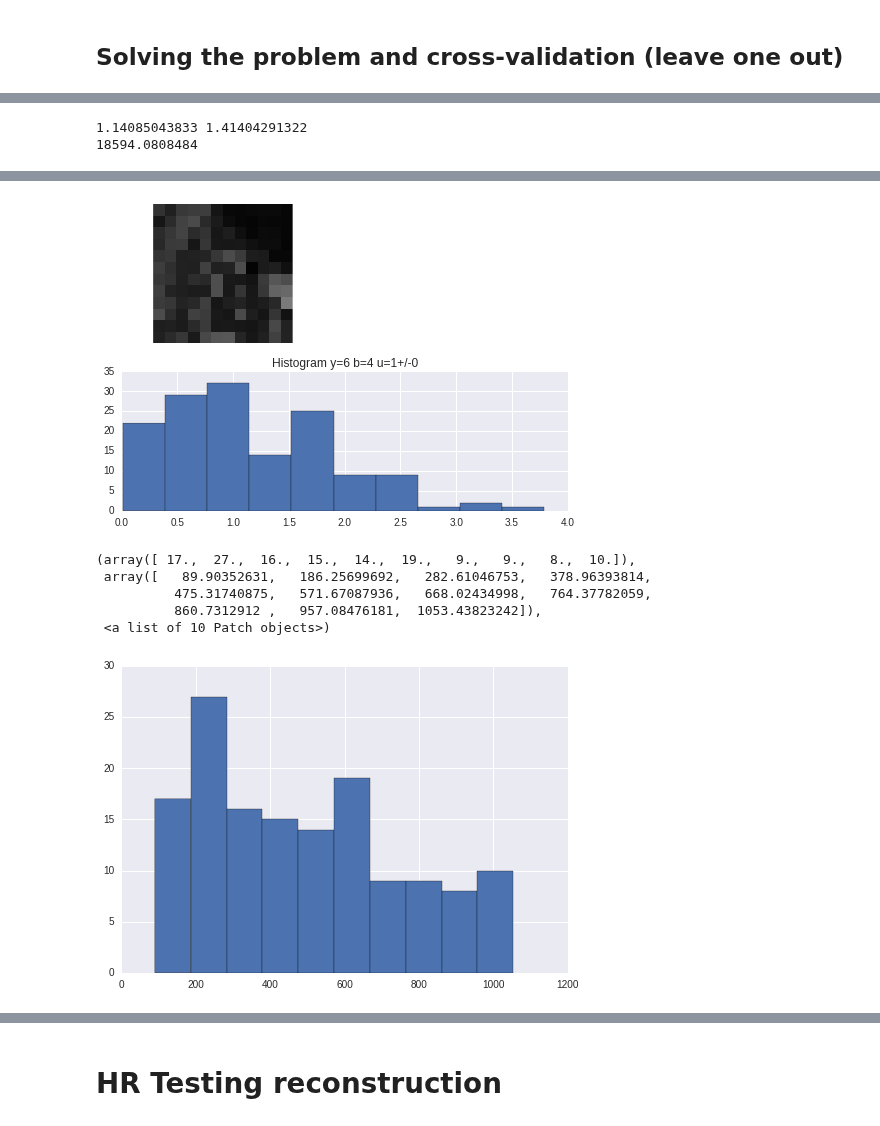
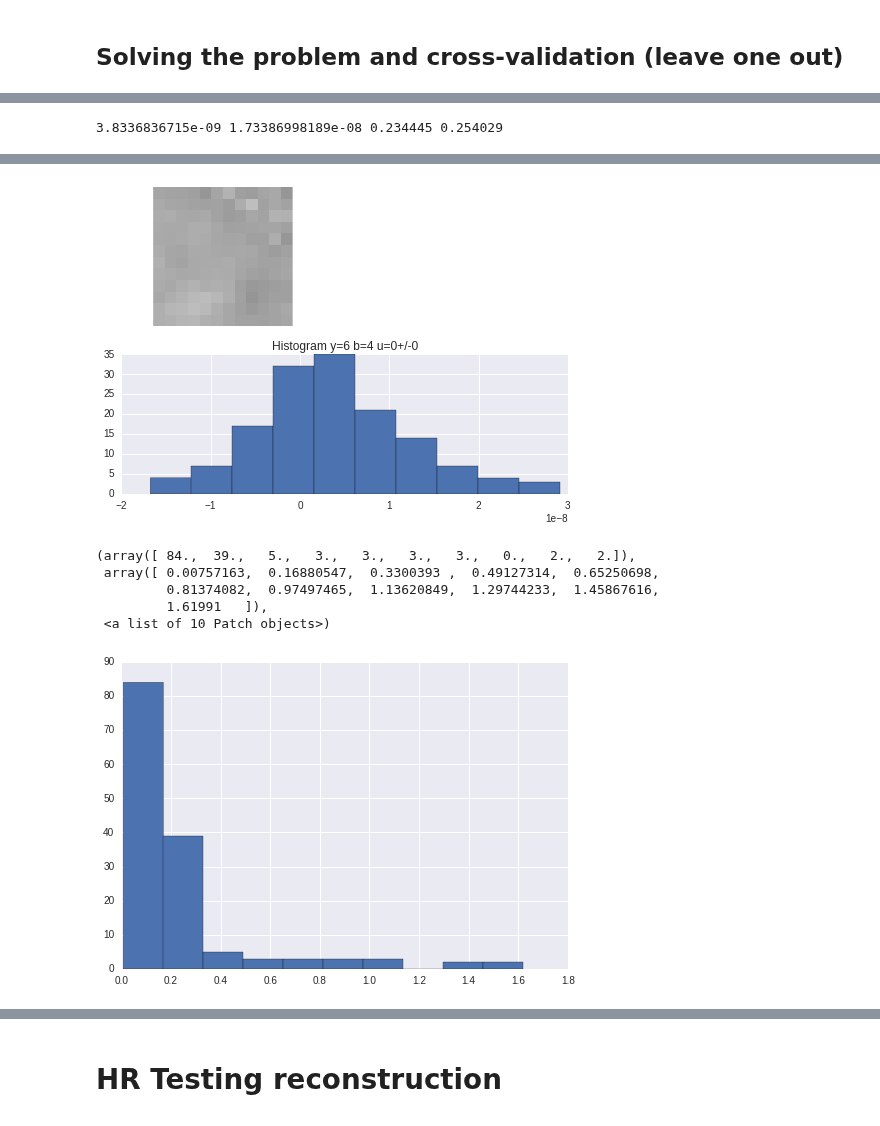
Before and after one commit to egomezsumma/iqt, a Jupyter notebook: Experimento 5.3 (Mapl+ dict G(c)).ipynb, the cells around one changed output, grey strips where cells are left out. Drawn from its saved outputs; the diff is of its cells as text; code cells hidden in the pictures.

```diff
--- a/Experimento 5.3 (Mapl+ dict G(c)).ipynb
+++ b/Experimento 5.3 (Mapl+ dict G(c)).ipynb
@@ -40,18 +40,19 @@ def get_sample_dwi(index, numbers, loader_func, bval=None, bvalpos=None,  scale=
     s0_idxs = [ i for i in xrange(max(idxs)+1)  if i not in idxs]
     return data_noS0, lr[:,:,:, idxs], data[:,:,:,s0_idxs], lr[:, :, :, s0_idxs], gtab
 
-def get_sample(index, numbers, loader_func, bval=None, bvalpos=None,  scale=2):
+
+def get_sample(index, numbers, loader_func, bval=None, bvalpos=None,  scale=2, multiply_S0=False):
     hr, lr, S0hr, S0lr, gtab = get_sample_dwi(index, numbers, loader_func, bval=None, bvalpos=None,  scale=2)
     # Calculate MAPL  C_hr:(Nx,Ny,Nz,Nc) c_lr:(nx,ny,nz,nc)
     C_hr = getC(hr, gtab, radial_order = 4)
     c_lr = getC(lr, gtab, radial_order = 4)
 
     # Multiply by S0 to get the signal (and not the atenuation)
-    S0hr, S0lr = S0hr.mean(axis=3), S0lr.mean(axis=3)
-    for c in xrange(C_hr.shape[3]):
-        C_hr[:,:,:,c] = np.multiply(C_hr[:,:,:,c], S0hr)
-        c_lr[:,:,:,c] = np.multiply(c_lr[:,:,:,c], S0lr)
+    if multiply_S0 :
+        C_hr = get_signal(C_hr, S0hr)
+        c_lr = get_signal(c_lr, S0lr)
 
+    # Clean-up
     del(hr)
     del(lr)
     del(S0hr)
@@ -106,6 +107,21 @@ def split_by_coef(img, res=None):
             res[c] = img_utils.append_column(XorY, img[:,:,:,c])
     return res
 
+def get_atenuation(Sq, S0):
+    _S0 = S0
+    if len(S0.shape) > 3 :
+        _S0 = S0.mean(axis=3)
+    for b in xrange(Sq.shape[3]):
+        Sq[:,:,:,b] = np.divide(Sq[:,:,:,b], _S0)
+    return Sq
+
+def get_signal(Eq, S0):
+    _S0 = S0
+    if len(S0.shape) > 3 :
+        _S0 = S0.mean(axis=3)
+    for b in xrange(Eq.shape[3]):
+        Eq[:,:,:,b] = np.multiply(Eq[:,:,:,b], _S0)
+    return Eq
 
 
 ## Example of use
@@ -322,17 +338,17 @@ $ \min_{C^{hr}} \{ ||GC^{hr} - C^{lr}||^2  + ||C||_{1} \}$
     cvxNorm1 = cvx.norm1(cvxChr)
 
     ## Mapl weight
-    betha = cvx.Parameter(value=0.2, name='betha', sign='positive')
+    beta = cvx.Parameter(value=0.2, name='beta', sign='positive')
     ## Sparcity weight
     alpha = cvx.Parameter(value=4000, name='alpha', sign='positive')
     ## Fidelity weight
     gamma = cvx.Parameter(value=0.05, name='gamma',sign='positive')
-    lamda = cvx.Parameter(value=1000, name='gamma',sign='positive')
+    lamda = cvx.Parameter(value=0.5, name='gamma',sign='positive')
 
 
     # Form objective.
     #obj = cvx.Minimize(cvxFidelityExp + betha*cvxLapaceRegExp + alpha*cvx.norm(cvxChr) + gamma*cvx3DTvNomExp)
-    obj = cvx.Minimize(lamda*cvxFidelityExp + betha*cvxLaplaceRegExp + alpha*cvxNorm1)
+    obj = cvx.Minimize(lamda*cvxFidelityExp + beta*cvxLaplaceRegExp + alpha*cvxNorm1)
 
     # Constraints
     constraints = [cvxYhr >= 0]
@@ -443,7 +463,7 @@ for i in range(0, iterations):
 
     ## The one that left out to validate
     the_one_out = len(subjects)-1
-    i_hr, i_lr, _, _,  gtab = get_sample_dwi(the_one_out, subjects, loader_func, scale=2)
+    i_hr, i_lr, S0hr, _,  gtab = get_sample_dwi(the_one_out, subjects, loader_func, scale=2)
     #C, c, _ = get_sample(the_one_out, subjects, loader_func, scale=2)
 
     ### Aca shiftear el arreglo de sujetos (train deja el ultimo afuera del entrenamiento)
@@ -467,7 +487,7 @@ for i in range(0, iterations):
     # mock: A, seg = np.ones(i_hr.shape), 20
     print '= Solving optimization problem ...'
     A, C, seg, prob, cvxFidelityExp ,  cvxLaplaceRegExp , cvxNorm1 = \
-        solveMin(clr_test, i_hr.shape, G, M, U,  tau, gtab, scale=2, max_iters=1000, verbose=True)
+        solveMin(clr_test, i_hr.shape, G, M, U,  tau, gtab, scale=2, max_iters=1500, verbose=True)
     max_vals_hr_r.append(A.max())
     min_vals_hr_r.append(A.min())
 
@@ -563,6 +583,7 @@ eps = 5.00e-03, alpha = 1.50, max_iters = 1000, normalize = 1, scale = 1.00
 # %%
 # Para darle otra ronda
-A, C, seg, prob = solveMin(clr_test, i_hr.shape, G, M, U,  tau, gtab, prob=prob, max_iters=1500, verbose=True)
+A, C, seg, prob, cvxFidelityExp ,  cvxLaplaceRegExp , cvxNorm1 = \
+        solveMin(clr_test, i_hr.shape, G, M, U,  tau, gtab, prob=prob, max_iters=1500, verbose=True)
 #parameters = dict((c.name(), c) for c in prob.parameters())
 #betha, alpha = parameters['betha'],  parameters['alpha']
 
@@ -589,9 +592,8 @@ c'x = 1583790012.5950, -b'y = 1584171404.0788
 # %%
+i_hr = get_atenuation(i_hr, S0hr)
 b=4
-print A[:,6,:, b].mean(), np.std(A)
+print A[:,6,:, b].mean(), np.std(A), i_hr[:,6,:, b].mean(), np.std(i_hr)
 
 img_utils._ish(A, b=b, vmin=A.min(), vmax=A.max())
-print cvxNorm1.value,
 # %% [output]
-1.14085043833 1.41404291322
-18594.0808484
+3.8336836715e-09 1.73386998189e-08 0.234445 0.254029
@@ -598,12 +601,12 @@ print cvxNorm1.value,
-[figure, old version]
+[figure, new version]
 # %%
 #hist(A[:,6,:, b].flatten(), range=(-0.03,0.15))
 hist(i_hr[:,6,:, b].flatten())
 # %% [output]
-(array([ 17.,  27.,  16.,  15.,  14.,  19.,   9.,   9.,   8.,  10.]),
- array([   89.90352631,   186.25699692,   282.61046753,   378.96393814,
-          475.31740875,   571.67087936,   668.02434998,   764.37782059,
-          860.7312912 ,   957.08476181,  1053.43823242]),
+(array([ 84.,  39.,   5.,   3.,   3.,   3.,   3.,   0.,   2.,   2.]),
+ array([ 0.00757163,  0.16880547,  0.3300393 ,  0.49127314,  0.65250698,
+         0.81374082,  0.97497465,  1.13620849,  1.29744233,  1.45867616,
+         1.61991   ]),
  <a list of 10 Patch objects>)
-[figure, old version]
+[figure, new version]
 # %%
```
Also changed, not shown: parts of 5 cells of this notebook.
